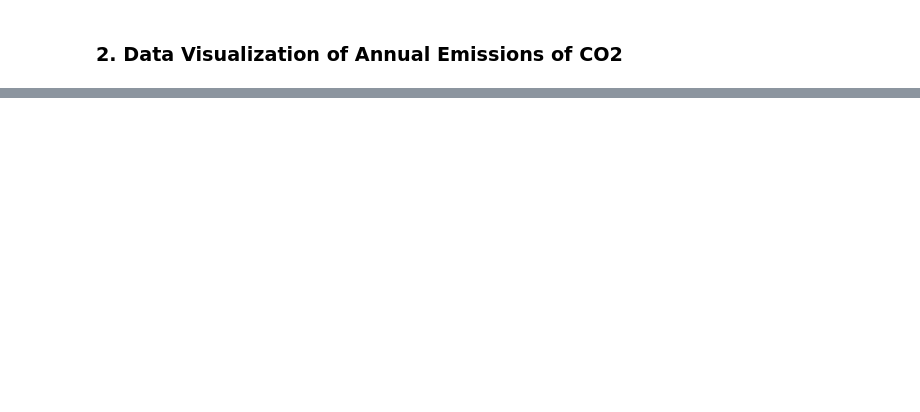
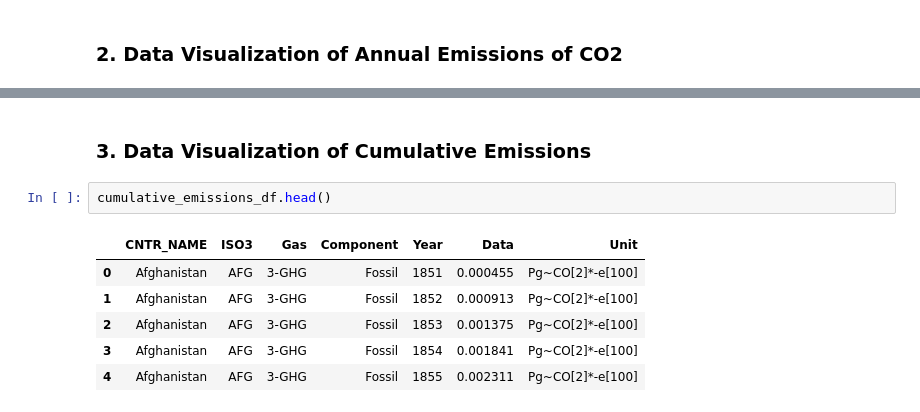
Before and after one commit to JosephRidge/linearmodels, a Jupyter notebook: app-JR.ipynb, the cells around one changed output, grey strips where cells are left out. Drawn from its saved outputs; the diff is of its cells as text; blank space fills up the shorter version.

Commit message:
Data Understanding

```diff
--- a/app-JR.ipynb
+++ b/app-JR.ipynb
@@ -222,0 +354,11 @@ ValueError: Length of Index vectors must match length of `data` when both are us
+# %% [markdown]
+### 3. Data Visualization of Cumulative Emissions
+# %%
+cumulative_emissions_df.head()
+# %% [output]
+|  | CNTR_NAME | ISO3 | Gas | Component | Year | Data | Unit |
+| 0 | Afghanistan | AFG | 3-GHG | Fossil | 1851 | 0.000455 | Pg~CO[2]*-e[100] |
+| 1 | Afghanistan | AFG | 3-GHG | Fossil | 1852 | 0.000913 | Pg~CO[2]*-e[100] |
+| 2 | Afghanistan | AFG | 3-GHG | Fossil | 1853 | 0.001375 | Pg~CO[2]*-e[100] |
+| 3 | Afghanistan | AFG | 3-GHG | Fossil | 1854 | 0.001841 | Pg~CO[2]*-e[100] |
+| 4 | Afghanistan | AFG | 3-GHG | Fossil | 1855 | 0.002311 | Pg~CO[2]*-e[100] |
```
Also changed, not shown: parts of 41 cells of this notebook, 3 other files.
